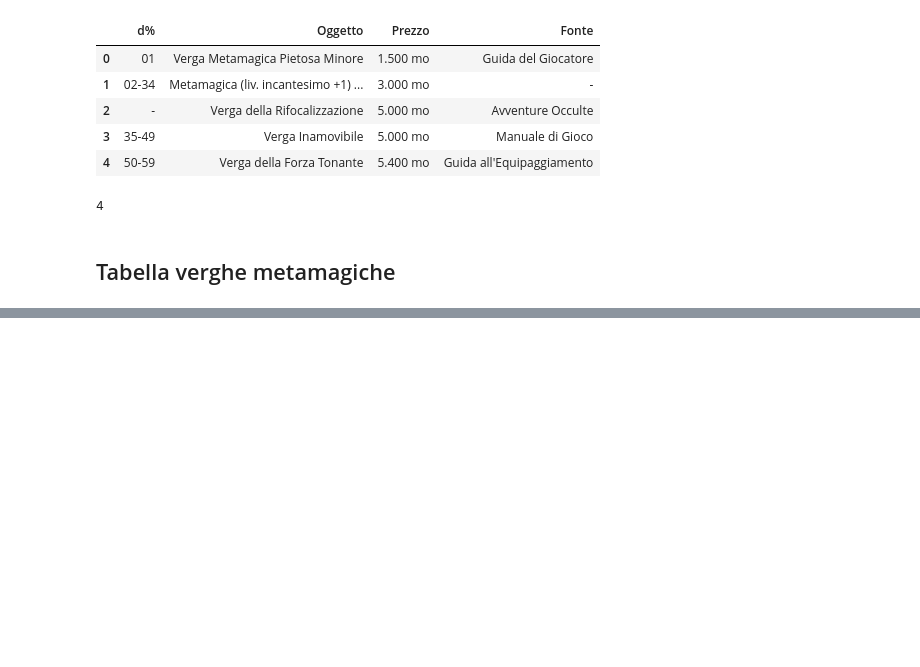
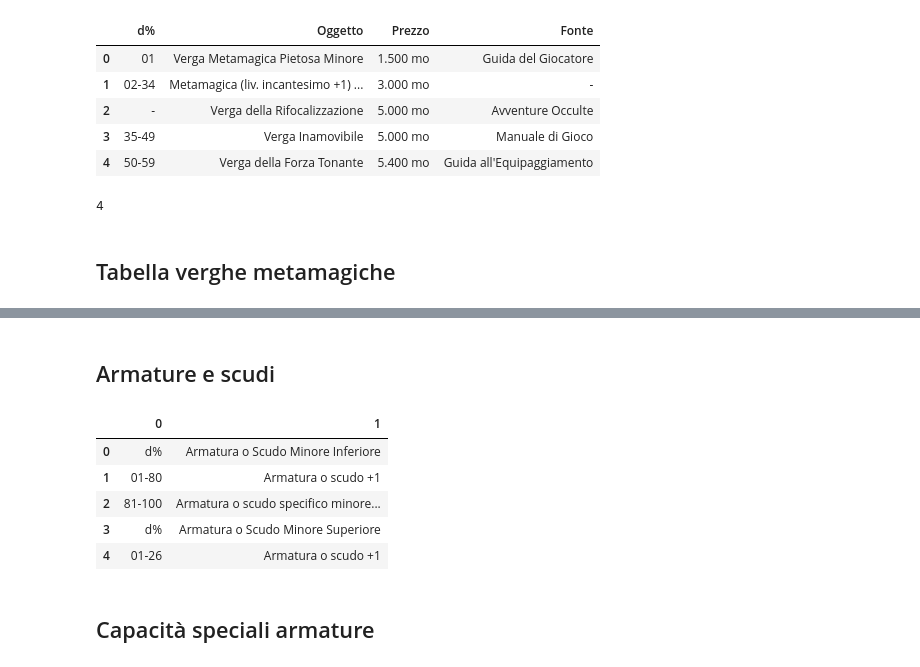
Before and after one commit to mattiafalco/Pathfinder---Magic-Item-Generator, a Jupyter notebook: Cleaning.ipynb, the cells around one changed output, grey strips where cells are left out. Saved outputs shown, nothing was run; the diff lists cells and outputs as text; code cells hidden in the pictures; blank space fills up the shorter version.

```diff
--- a/Cleaning.ipynb
+++ b/Cleaning.ipynb
@@ -251,0 +294,12 @@ save_data(verghe_meta_df, 'Verghe', names)
+# %% [markdown]
+## Armature e scudi
+# %%
+armature_df = pd.read_csv('data/Armature Magiche_2.csv')
+armature_df.head()
+# %% [output]
+|  | 0 | 1 |
+| 0 | d% | Armatura o Scudo Minore Inferiore |
+| 1 | 01-80 | Armatura o scudo +1 |
+| 2 | 81-100 | Armatura o scudo specifico minore... |
+| 3 | d% | Armatura o Scudo Minore Superiore |
+| 4 | 01-26 | Armatura o scudo +1 |
@@ -251,0 +320,2 @@ save_data(verghe_meta_df, 'Verghe', names)
+# %% [markdown]
+## Capacità speciali armature
```
Also changed, not shown: parts of 19 cells of this notebook, 32 other files.
